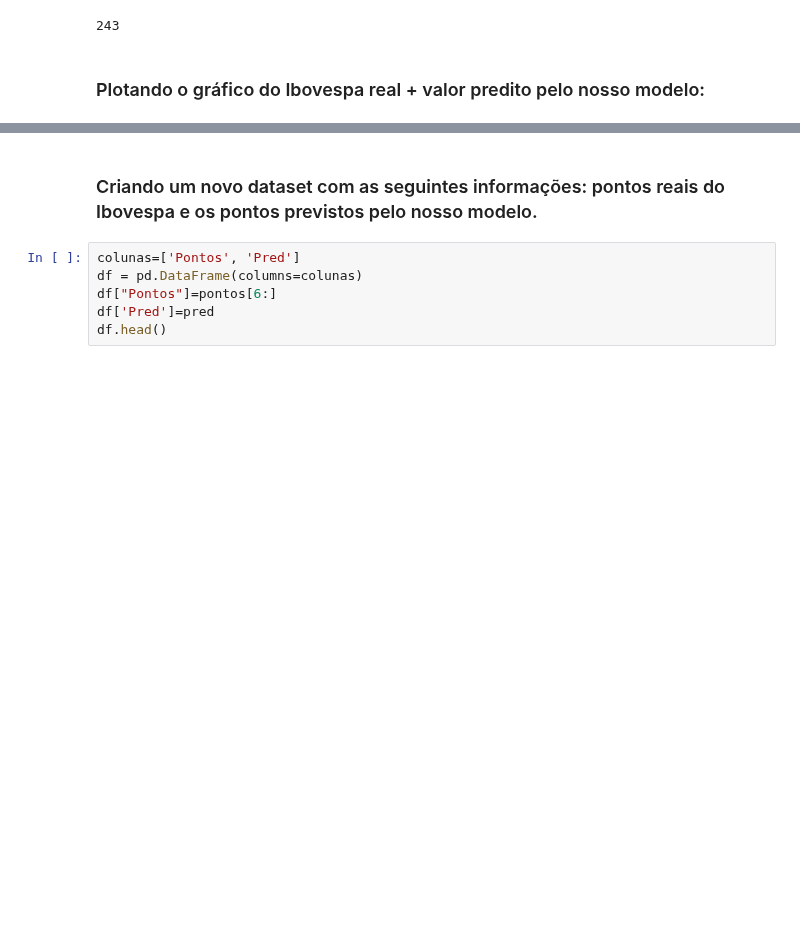
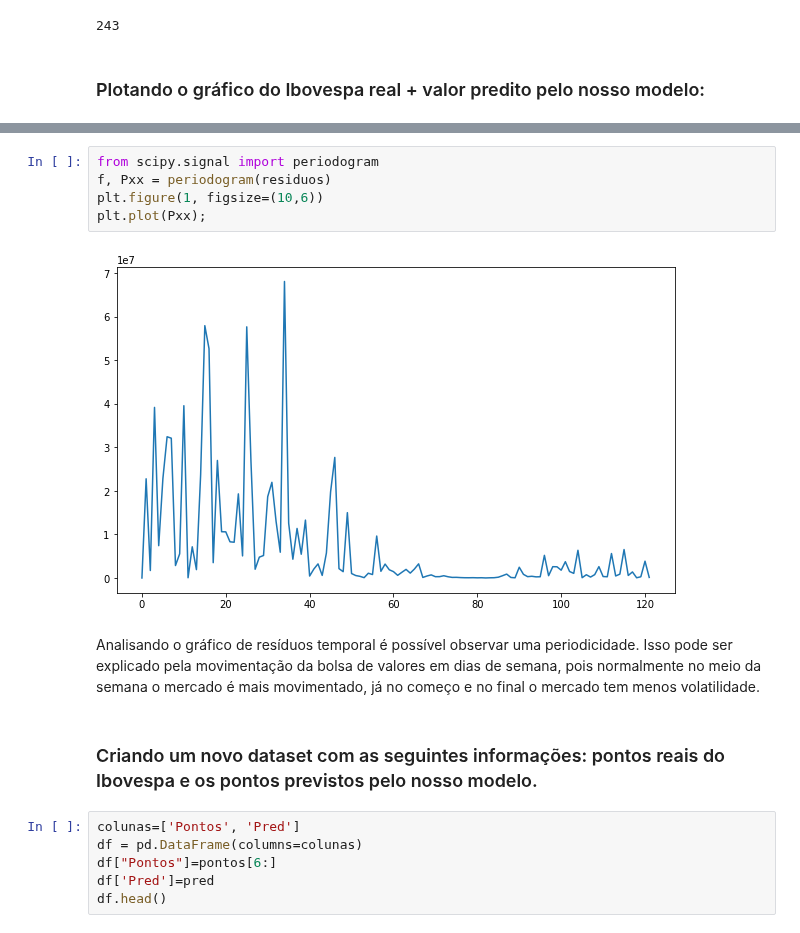
Before and after one commit to pbcarani/P3-Data-Science, a Jupyter notebook: P3_NOVO.ipynb, the cells around one changed output, grey strips where cells are left out. Drawn from its saved outputs; the diff is of its cells as text; blank space fills up the shorter version.

```diff
--- a/P3_NOVO.ipynb
+++ b/P3_NOVO.ipynb
@@ -413,3 +424,12 @@ plt.show();
+# %%
+from scipy.signal import periodogram
+f, Pxx = periodogram(residuos)
+plt.figure(1, figsize=(10,6))
+plt.plot(Pxx);
+# %% [output]
+[figure, added]
+# %% [markdown]
+Analisando o gráfico de resíduos temporal é possível observar uma periodicidade. Isso pode ser explicado pela movimentação da bolsa de valores em dias de semana, pois normalmente no meio da semana o mercado é mais movimentado, já no começo e no final o mercado tem menos volatilidade.
 # %% [markdown]
 ### Criando um novo dataset com as seguintes informações: pontos reais do Ibovespa e os pontos previstos pelo nosso modelo.
 # %%
```
Also changed, not shown: parts of 6 cells of this notebook.
